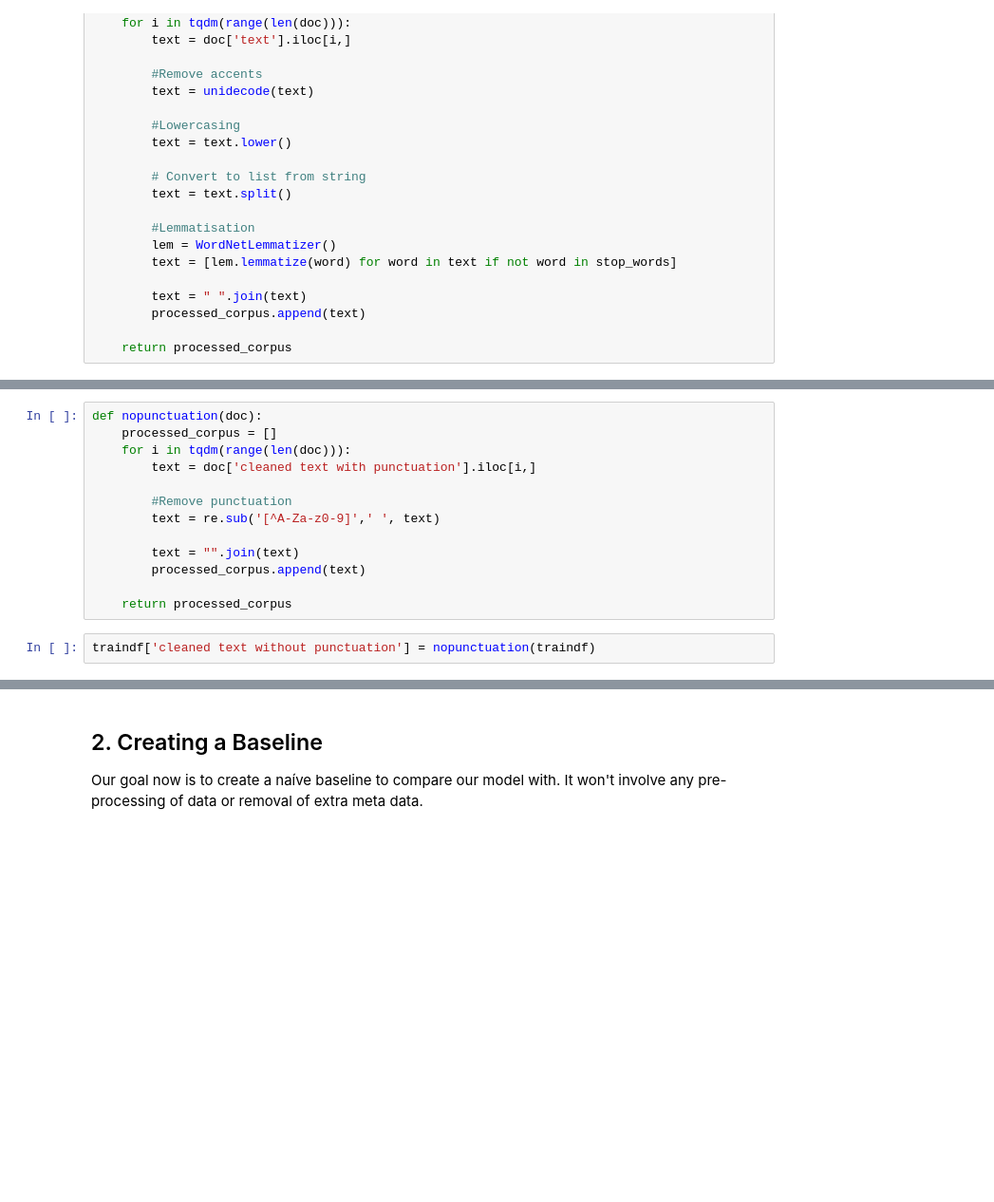
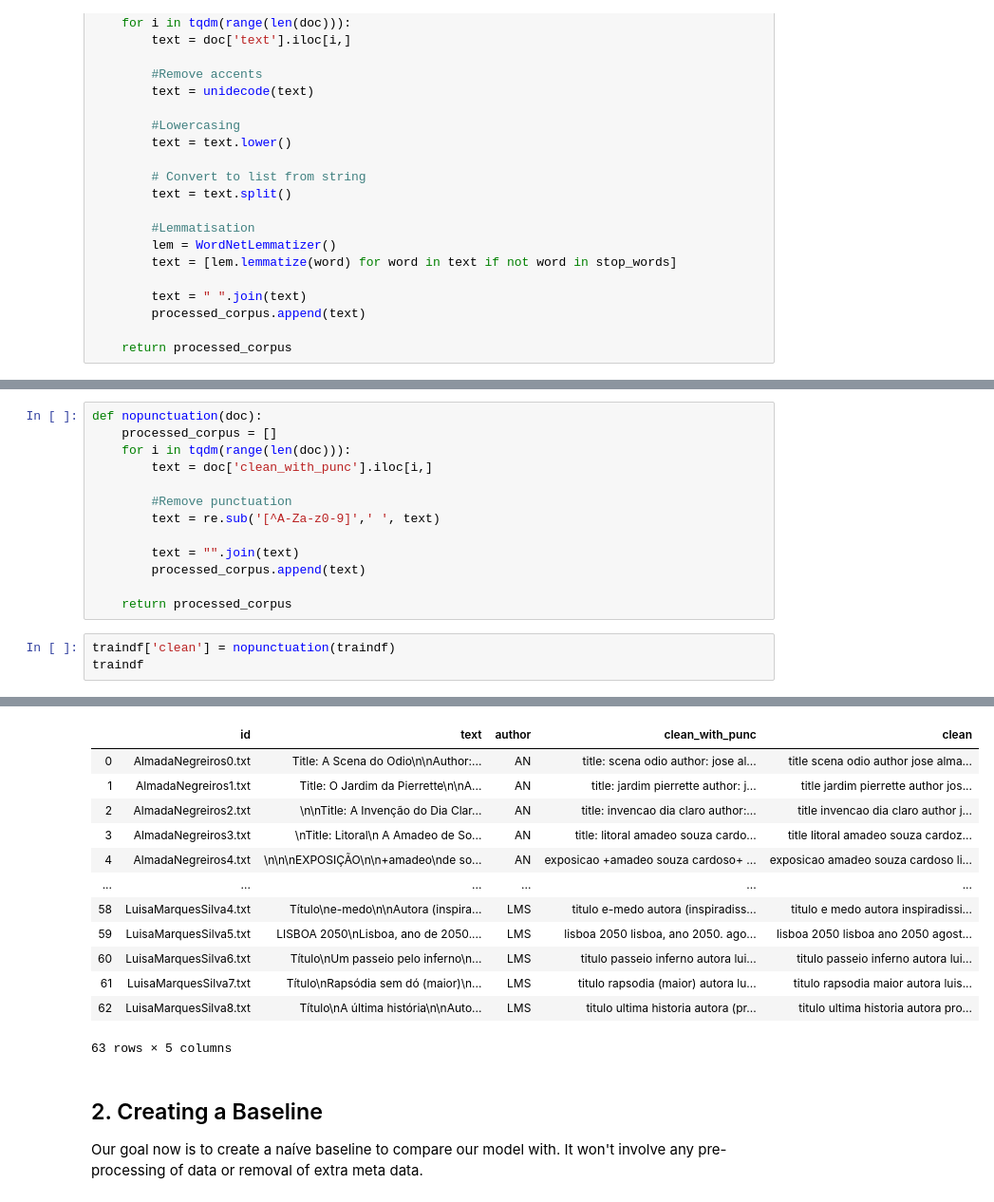
Before and after one commit to NOVAIMS-DataScienceMasters/TextMiningFinalProject, a Jupyter notebook: DataPreProcessing.ipynb, the cells around one changed output, grey strips where cells are left out. Shown at 95% size. Saved outputs shown, nothing was run; the diff lists cells and outputs as text; blank space fills up the shorter version.

```diff
--- a/DataPreProcessing.ipynb
+++ b/DataPreProcessing.ipynb
@@ -203,7 +216,7 @@ traindf['cleaned text with punctuation'] = preprocessing(traindf)
 def nopunctuation(doc):
     processed_corpus = []
     for i in tqdm(range(len(doc))):
-        text = doc['cleaned text with punctuation'].iloc[i,]
+        text = doc['clean_with_punc'].iloc[i,]
 
         #Remove punctuation
         text = re.sub('[^A-Za-z0-9]',' ', text)
@@ -213,9 +226,23 @@ def nopunctuation(doc):
 
     return processed_corpus
 # %%
-traindf['cleaned text without punctuation'] = nopunctuation(traindf)
+traindf['clean'] = nopunctuation(traindf)
+traindf
 # %% [output]
 [interactive output not drawn]
+|  | id | text | author | clean_with_punc | clean |
+| 0 | AlmadaNegreiros0.txt | Title: A Scena do Odio\n\nAuthor:... | AN | title: scena odio author: jose al... | title scena odio author jose alma... |
+| 1 | AlmadaNegreiros1.txt | Title: O Jardim da Pierrette\n\nA... | AN | title: jardim pierrette author: j... | title jardim pierrette author jos... |
+| 2 | AlmadaNegreiros2.txt | \n\nTitle: A Invenção do Dia Clar... | AN | title: invencao dia claro author:... | title invencao dia claro author j... |
+| 3 | AlmadaNegreiros3.txt | \nTitle: Litoral\n A Amadeo de So... | AN | title: litoral amadeo souza cardo... | title litoral amadeo souza cardoz... |
+| 4 | AlmadaNegreiros4.txt | \n\n\nEXPOSIÇÃO\n\n+amadeo\nde so... | AN | exposicao +amadeo souza cardoso+ ... | exposicao amadeo souza cardoso li... |
+| ... | ... | ... | ... | ... | ... |
+| 58 | LuisaMarquesSilva4.txt | Título\ne-medo\n\nAutora (inspira... | LMS | titulo e-medo autora (inspiradiss... | titulo e medo autora inspiradissi... |
+| 59 | LuisaMarquesSilva5.txt | LISBOA 2050\nLisboa, ano de 2050.... | LMS | lisboa 2050 lisboa, ano 2050. ago... | lisboa 2050 lisboa ano 2050 agost... |
+| 60 | LuisaMarquesSilva6.txt | Título\nUm passeio pelo inferno\n... | LMS | titulo passeio inferno autora lui... | titulo passeio inferno autora lui... |
+| 61 | LuisaMarquesSilva7.txt | Título\nRapsódia sem dó (maior)\n... | LMS | titulo rapsodia (maior) autora lu... | titulo rapsodia maior autora luis... |
+| 62 | LuisaMarquesSilva8.txt | Título\nA última história\n\nAuto... | LMS | titulo ultima historia autora (pr... | titulo ultima historia autora pro... |
+63 rows × 5 columns
 # %% [markdown]
 <a class="anchor" id="Baseline">
 
```
Also changed, not shown: parts of 16 cells of this notebook, 1 other file.
